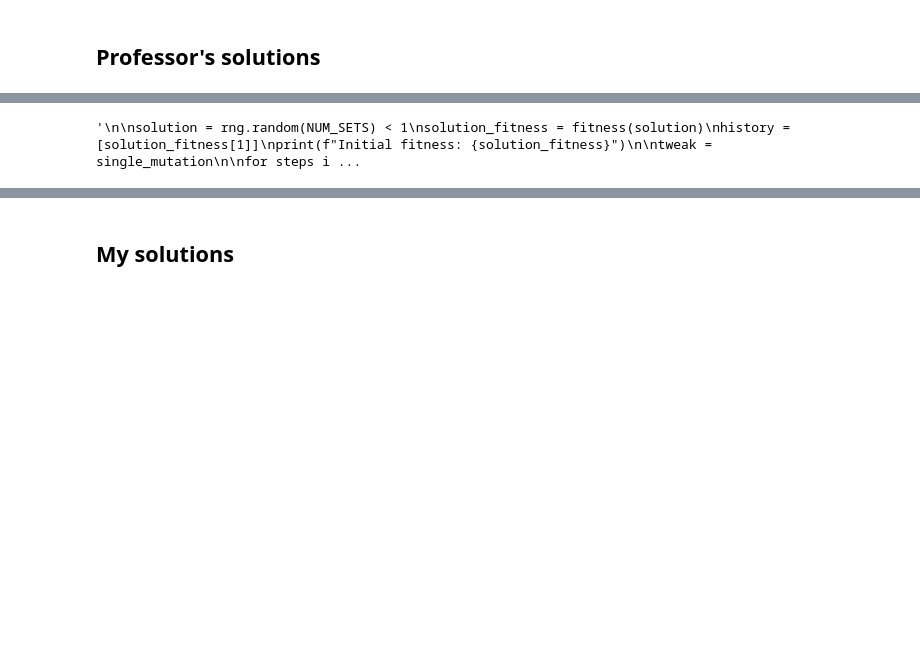
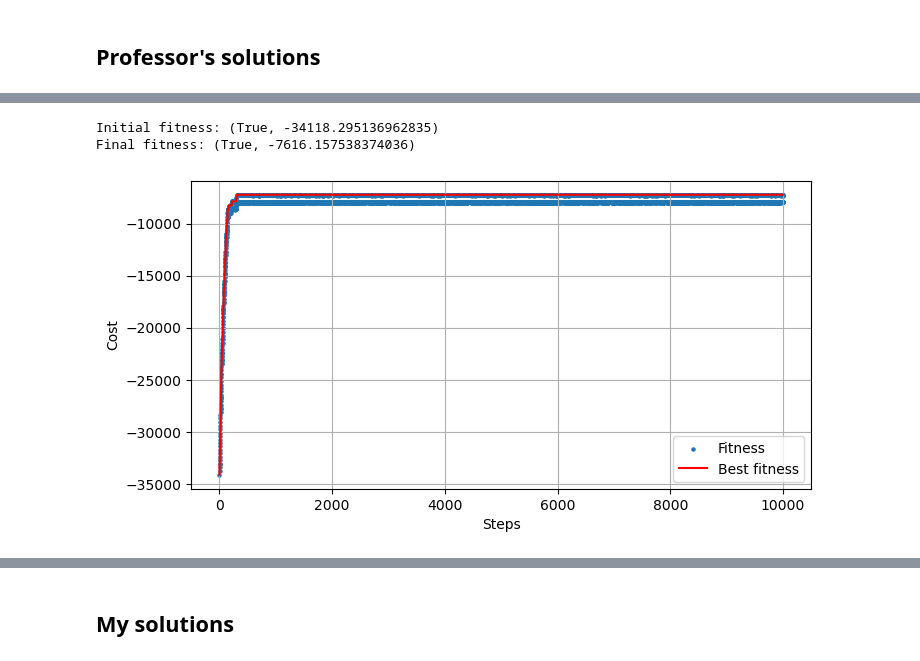
Before and after one commit to GiorgiaModi/CI2024_lab1, a Jupyter notebook: set-cover.ipynb, the cells around one changed output, grey strips where cells are left out. Cells and saved outputs as stored; diff of their text form; code cells hidden in the pictures; blank space fills up the shorter version.

Commit message:
plots uploading

```diff
--- a/set-cover.ipynb
+++ b/set-cover.ipynb
@@ -88,28 +88,28 @@ def plot(fitnesses):
     plt.show()
 # %%
 # First solution: RMHC with single mutation
-"""
 
 solution = rng.random(NUM_SETS) < 1
 solution_fitness = fitness(solution)
 history = [solution_fitness[1]]
 print(f"Initial fitness: {solution_fitness}")
 
 tweak = single_mutation
 
 for steps in range (MAX_STEPS):
 	new_solution = tweak(solution)
 	f = fitness(new_solution)
 	history.append(f[1])
 
 	if f > solution_fitness:
 		solution = new_solution
 		solution_fitness = f
 
 print(f"Final fitness: {fitness(solution)}")
 plot(history)
-"""
 # %% [output]
-'\n\nsolution = rng.random(NUM_SETS) < 1\nsolution_fitness = fitness(solution)\nhistory = [solution_fitness[1]]\nprint(f"Initial fitness: {solution_fitness}")\n\ntweak = single_mutation\n\nfor steps i ...
+Initial fitness: (True, -34118.295136962835)
+Final fitness: (True, -7616.157538374036)
+[figure, added]
 # %%
 # Second solution: RMHC with multiple mutation
```
Also changed, not shown: parts of 5 cells of this notebook.
